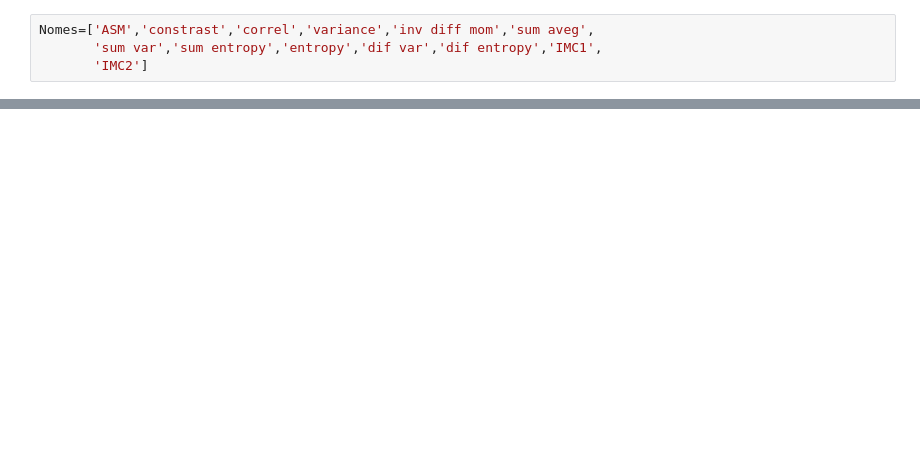
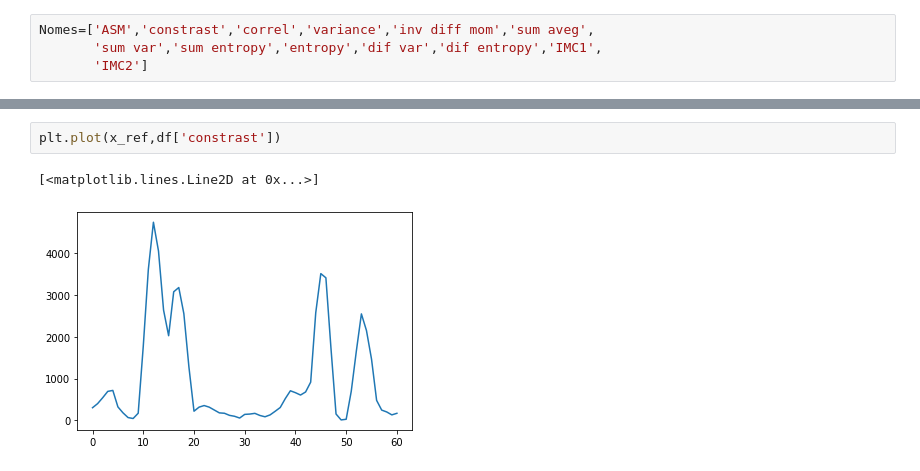
Before and after one commit to ucfilho/marquesgabi, a Jupyter notebook: Mahotas_Fracionado_teste_003_nov_11_2019.ipynb, the cells around one changed output, grey strips where cells are left out. Cells and saved outputs as stored; diff of their text form; blank space fills up the shorter version.

```diff
--- a/Mahotas_Fracionado_teste_003_nov_11_2019.ipynb
+++ b/Mahotas_Fracionado_teste_003_nov_11_2019.ipynb
@@ -130,0 +187,5 @@ print(pd.DataFrame(glcm_haralick,columns=Nomes))
+# %%
+plt.plot(x_ref,df['constrast'])
+# %% [output]
+[<matplotlib.lines.Line2D at 0x...>]
+[figure, added]
```
Also changed, not shown: parts of 7 cells of this notebook.
